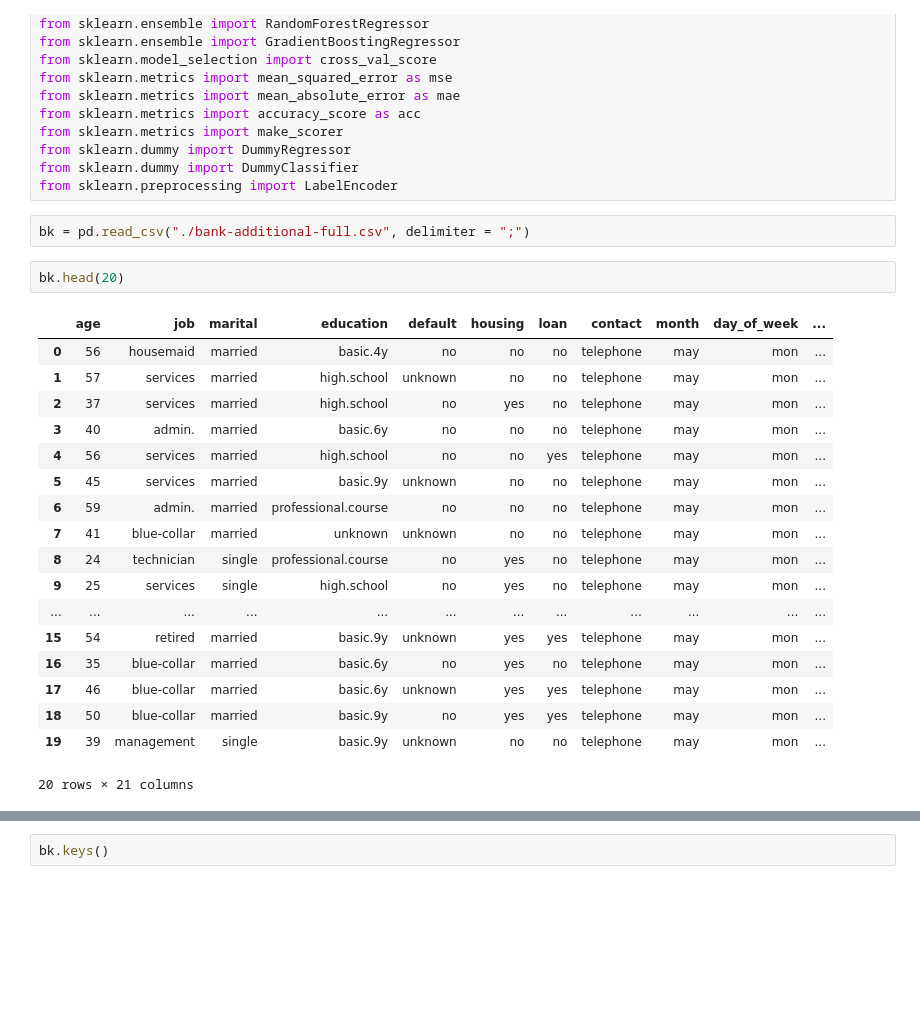
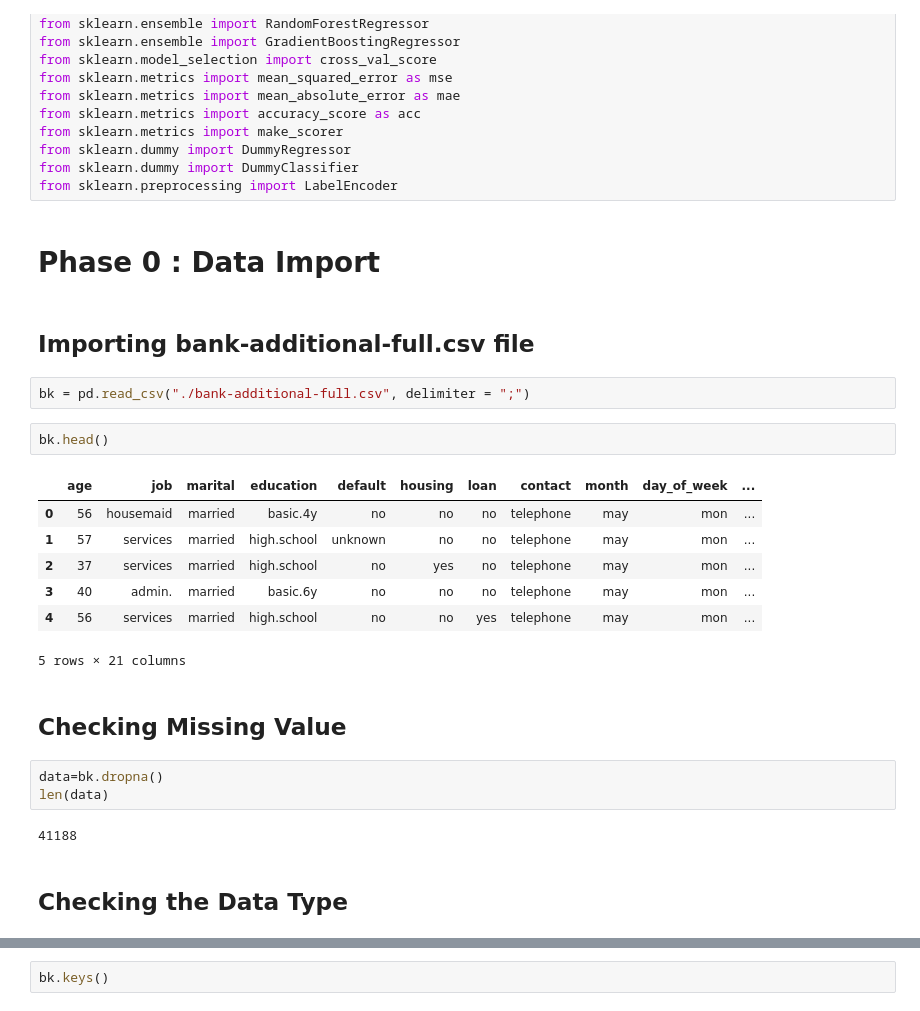
Before and after one commit to abbas163/ce888labs, a Jupyter notebook: Lab3/bank-additional-full.ipynb, the cells around one changed output, grey strips where cells are left out. Drawn from its saved outputs; the diff is of its cells as text; blank space fills up the shorter version.

```diff
--- a/Lab3/bank-additional-full.ipynb
+++ b/Lab3/bank-additional-full.ipynb
@@ -17,26 +19,28 @@ from sklearn.metrics import make_scorer
 from sklearn.dummy import DummyRegressor
 from sklearn.dummy import DummyClassifier
 from sklearn.preprocessing import LabelEncoder
+# %% [markdown]
+# Phase 0 : Data Import
+# %% [markdown]
+## Importing bank-additional-full.csv file
 # %%
 bk = pd.read_csv("./bank-additional-full.csv", delimiter = ";")
 # %%
-bk.head(20)
+bk.head()
 # %% [output]
 |  | age | job | marital | education | default | housing | loan | contact | month | day_of_week | ... |
 | 0 | 56 | housemaid | married | basic.4y | no | no | no | telephone | may | mon | ... |
 | 1 | 57 | services | married | high.school | unknown | no | no | telephone | may | mon | ... |
 | 2 | 37 | services | married | high.school | no | yes | no | telephone | may | mon | ... |
 | 3 | 40 | admin. | married | basic.6y | no | no | no | telephone | may | mon | ... |
 | 4 | 56 | services | married | high.school | no | no | yes | telephone | may | mon | ... |
-| 5 | 45 | services | married | basic.9y | unknown | no | no | telephone | may | mon | ... |
-| 6 | 59 | admin. | married | professional.course | no | no | no | telephone | may | mon | ... |
-| 7 | 41 | blue-collar | married | unknown | unknown | no | no | telephone | may | mon | ... |
-| 8 | 24 | technician | single | professional.course | no | yes | no | telephone | may | mon | ... |
-| 9 | 25 | services | single | high.school | no | yes | no | telephone | may | mon | ... |
-| ... | ... | ... | ... | ... | ... | ... | ... | ... | ... | ... | ... |
-| 15 | 54 | retired | married | basic.9y | unknown | yes | yes | telephone | may | mon | ... |
-| 16 | 35 | blue-collar | married | basic.6y | no | yes | no | telephone | may | mon | ... |
-| 17 | 46 | blue-collar | married | basic.6y | unknown | yes | yes | telephone | may | mon | ... |
-| 18 | 50 | blue-collar | married | basic.9y | no | yes | yes | telephone | may | mon | ... |
-| 19 | 39 | management | single | basic.9y | unknown | no | no | telephone | may | mon | ... |
-20 rows × 21 columns
+5 rows × 21 columns
+# %% [markdown]
+## Checking Missing Value
+# %%
+data=bk.dropna()
+len(data)
+# %% [output]
+41188
+# %% [markdown]
+## Checking the Data Type
```
Also changed, not shown: parts of 40 cells of this notebook.
